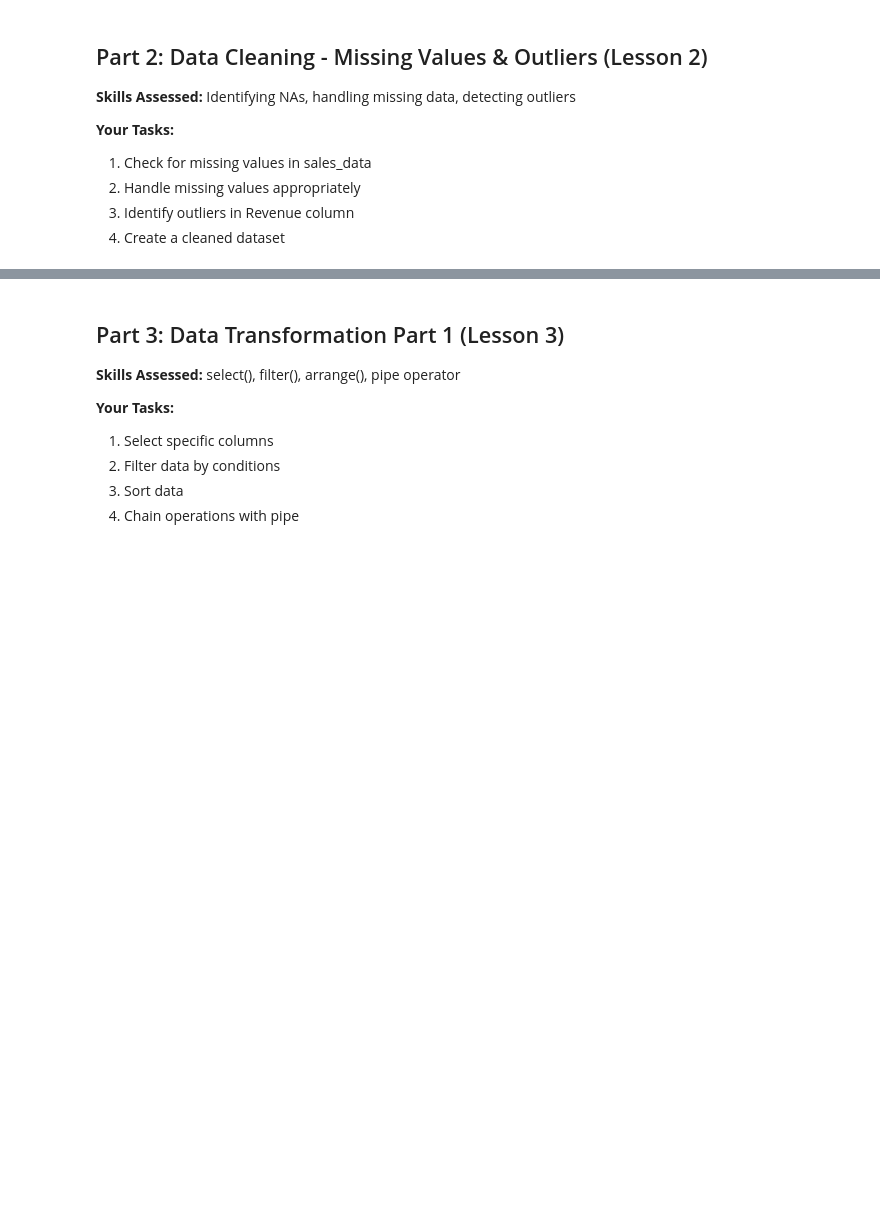
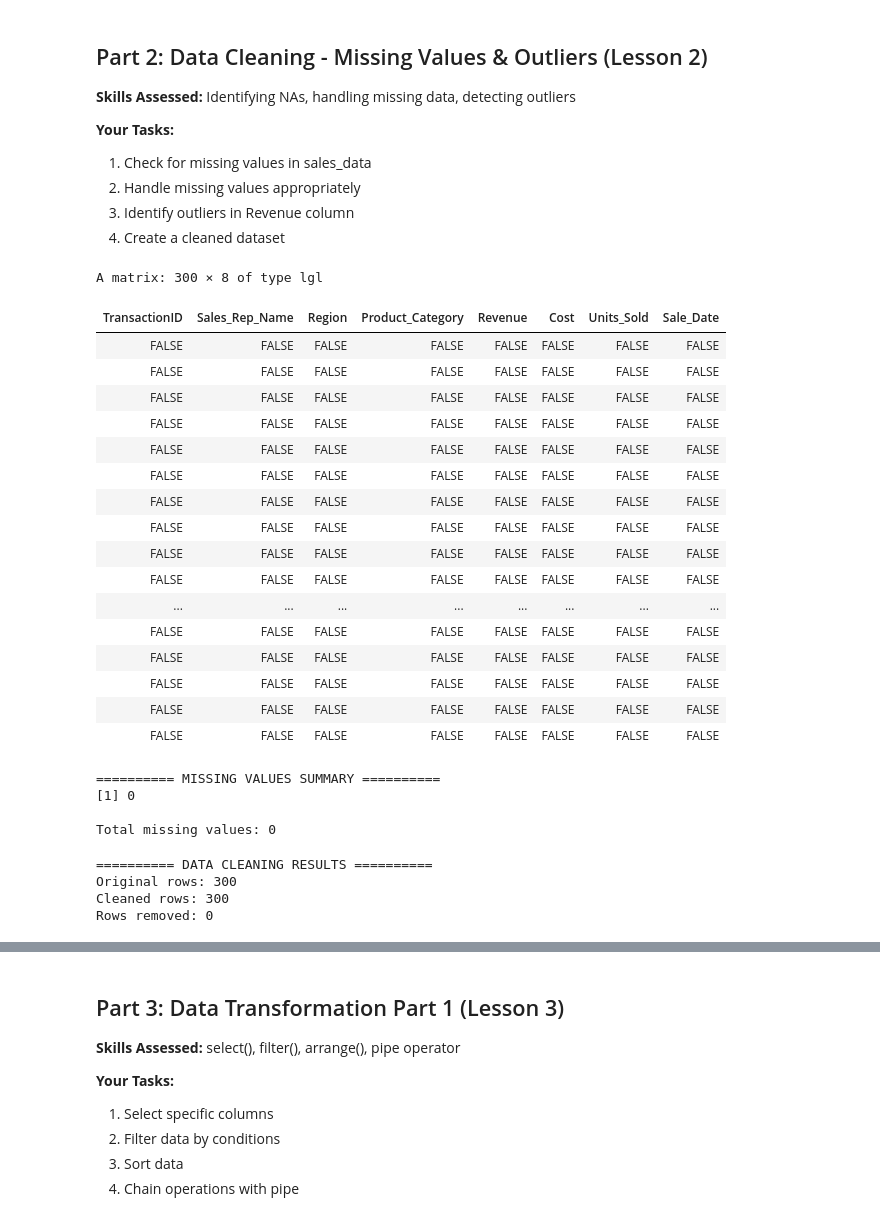
Before and after one commit to UTSA-Humphries-Data-Science/assignment-1-version-3-vivicowan, a Jupyter notebook: assignment/Midterm/MIDTERM_EXAM_COMPREHENSIVE.ipynb, the cells around one changed output, grey strips where cells are left out. Drawn from its saved outputs; the diff is of its cells as text; code cells hidden in the pictures; blank space fills up the shorter version.

```diff
--- a/assignment/Midterm/MIDTERM_EXAM_COMPREHENSIVE.ipynb
+++ b/assignment/Midterm/MIDTERM_EXAM_COMPREHENSIVE.ipynb
@@ -123,7 +123,7 @@ cat("✅ Packages loaded successfully!\n")
 #   - order_items.csv -> order_items
 
 # Your code here:
-sales_data <- read_csv("sales_data.csv")
+sales_data <- read_csv("company_sales_data.csv")
 
 customers <- read_csv("customers.csv")
 
@@ -178,26 +178,54 @@ Order items: 400 rows
 # %%
 # Task 2.1: Check for Missing Values
 # TODO: Create 'missing_summary' that shows count of NAs in each column of sales_data
 
-
-missing_summary <-
+is.na(sales_data)
+missing_summary <- sum(is.na(sales_data))
 
 
 cat("========== MISSING VALUES SUMMARY ==========\n")
 print(missing_summary)
 cat("\nTotal missing values:", sum(missing_summary), "\n")
+# %% [output]
+A matrix: 300 × 8 of type lgl
+| TransactionID | Sales_Rep_Name | Region | Product_Category | Revenue | Cost | Units_Sold | Sale_Date |
+| FALSE | FALSE | FALSE | FALSE | FALSE | FALSE | FALSE | FALSE |
+| FALSE | FALSE | FALSE | FALSE | FALSE | FALSE | FALSE | FALSE |
+| FALSE | FALSE | FALSE | FALSE | FALSE | FALSE | FALSE | FALSE |
+| FALSE | FALSE | FALSE | FALSE | FALSE | FALSE | FALSE | FALSE |
+| FALSE | FALSE | FALSE | FALSE | FALSE | FALSE | FALSE | FALSE |
+| FALSE | FALSE | FALSE | FALSE | FALSE | FALSE | FALSE | FALSE |
+| FALSE | FALSE | FALSE | FALSE | FALSE | FALSE | FALSE | FALSE |
+| FALSE | FALSE | FALSE | FALSE | FALSE | FALSE | FALSE | FALSE |
+| FALSE | FALSE | FALSE | FALSE | FALSE | FALSE | FALSE | FALSE |
+| FALSE | FALSE | FALSE | FALSE | FALSE | FALSE | FALSE | FALSE |
+| ... | ... | ... | ... | ... | ... | ... | ... |
+| FALSE | FALSE | FALSE | FALSE | FALSE | FALSE | FALSE | FALSE |
+| FALSE | FALSE | FALSE | FALSE | FALSE | FALSE | FALSE | FALSE |
+| FALSE | FALSE | FALSE | FALSE | FALSE | FALSE | FALSE | FALSE |
+| FALSE | FALSE | FALSE | FALSE | FALSE | FALSE | FALSE | FALSE |
+| FALSE | FALSE | FALSE | FALSE | FALSE | FALSE | FALSE | FALSE |
+========== MISSING VALUES SUMMARY ==========
+[1] 0
+
+Total missing values: 0
 # %%
 # Task 2.2: Handle Missing Values
 # TODO: Create 'sales_clean' by removing rows with ANY missing values
 
 
-sales_clean <-
+sales_clean <- na.omit(sales_data)
 
 
 cat("========== DATA CLEANING RESULTS ==========\n")
 cat("Original rows:", nrow(sales_data), "\n")
 cat("Cleaned rows:", nrow(sales_clean), "\n")
 cat("Rows removed:", nrow(sales_data) - nrow(sales_clean), "\n")
+# %% [output]
+========== DATA CLEANING RESULTS ==========
+Original rows: 300
+Cleaned rows: 300
+Rows removed: 0
 # %%
 # Task 2.3: Detect Outliers in Revenue
 # TODO: Calculate outlier thresholds using IQR method
```
Also changed, not shown: parts of 10 cells of this notebook, 5 other files.
